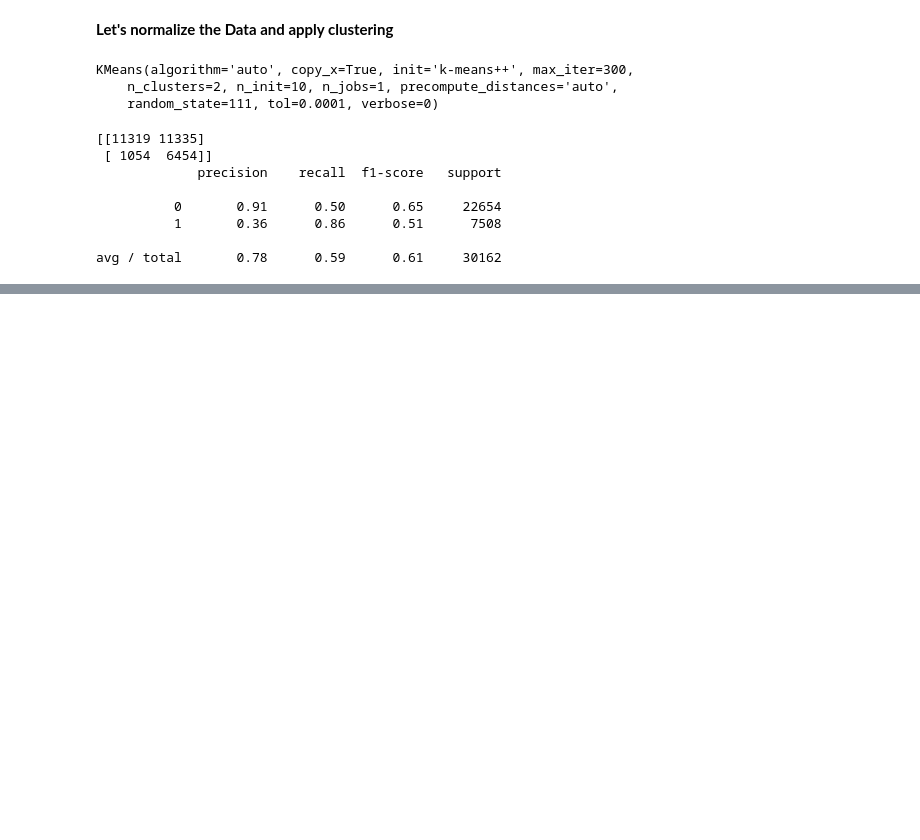
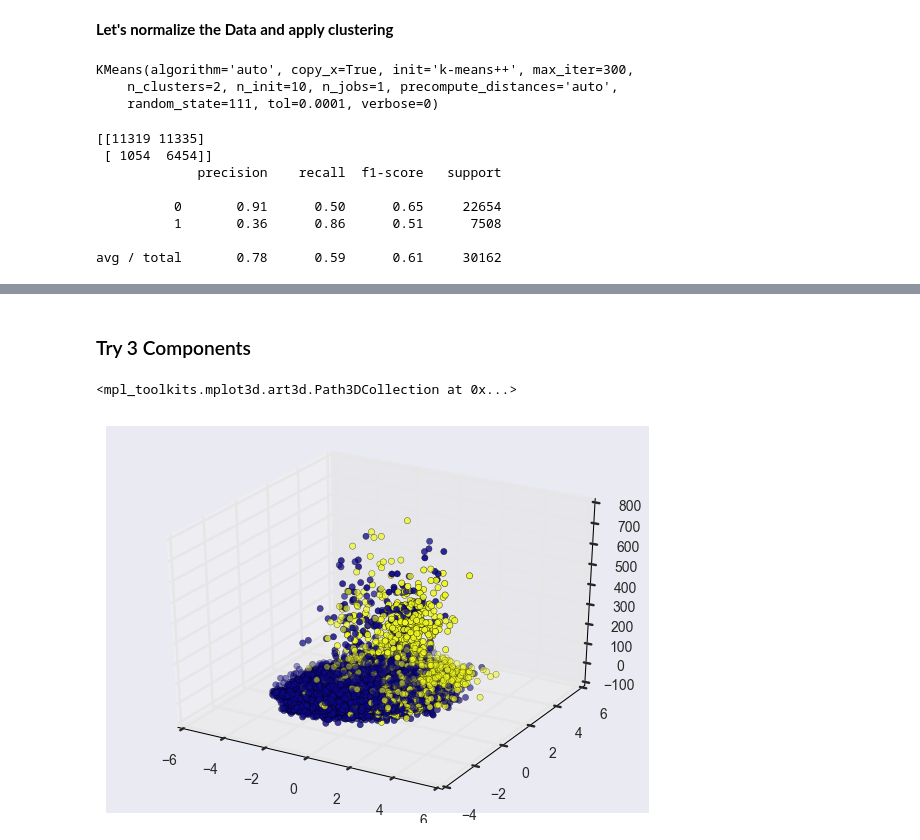
Before and after one commit to truzmeto/UnsupervisedLearning, a Jupyter notebook: k_meanes.ipynb, the cells around one changed output, grey strips where cells are left out. Cells and saved outputs as stored; diff of their text form; code cells hidden in the pictures; blank space fills up the shorter version.

```diff
--- a/k_meanes.ipynb
+++ b/k_meanes.ipynb
@@ -76,0 +120,2 @@ avg / total       0.78      0.59      0.61     30162
+# %% [markdown]
+### Try 3 Components
@@ -76,0 +124,11 @@ avg / total       0.78      0.59      0.61     30162
+# %%
+pca = PCA(n_components=3)
+pca.fit(df_norm)
+pca3 = pca.transform(df_norm)
+# %%
+fig = plt.figure(figsize=(7,5))
+ax = fig.add_subplot(111, projection='3d')
+ax.scatter(pca3[:,0], pca3[:,1],pca3[:,2]**4,c=df['income'],cmap='plasma')
+# %% [output]
+<mpl_toolkits.mplot3d.art3d.Path3DCollection at 0x...>
+[figure, added]
```
Also changed, not shown: parts of 10 cells of this notebook.
